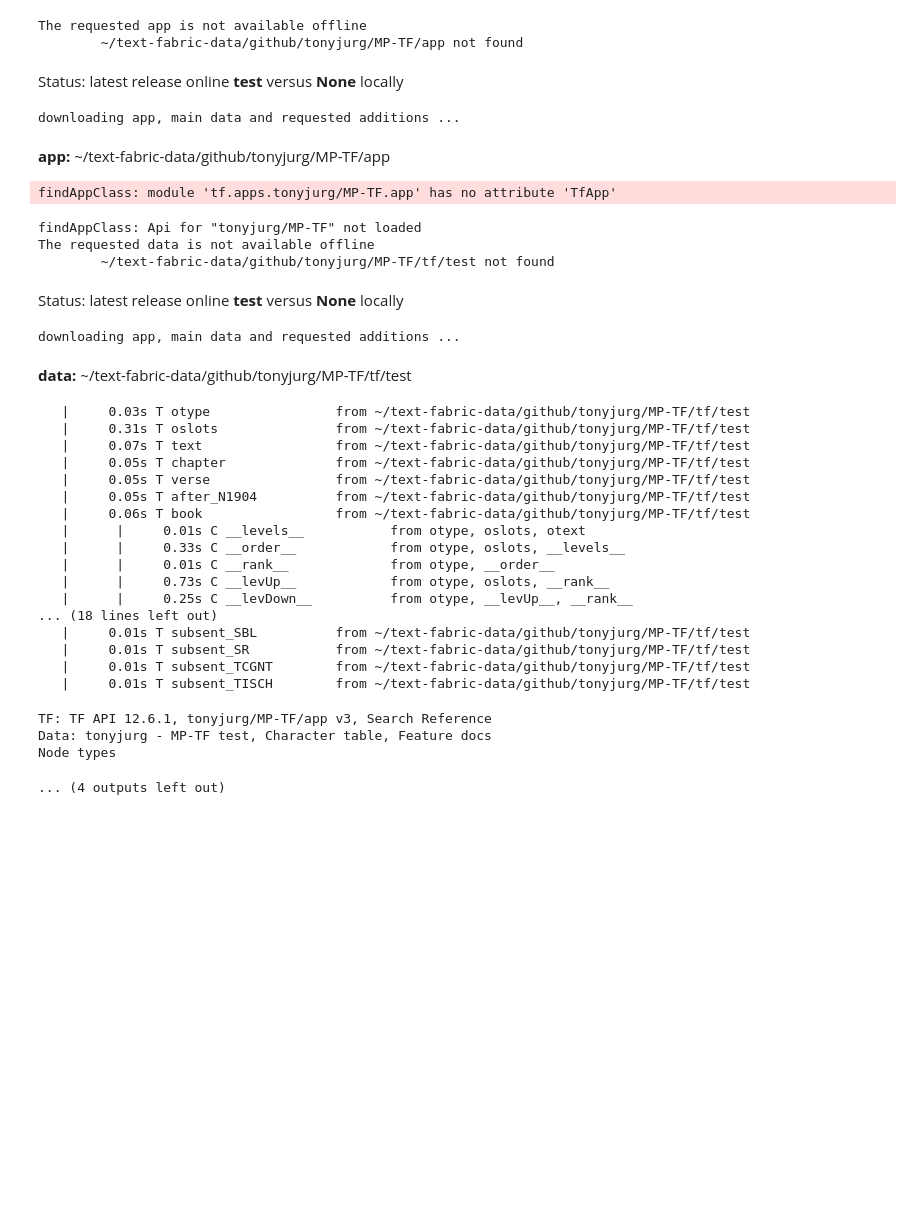
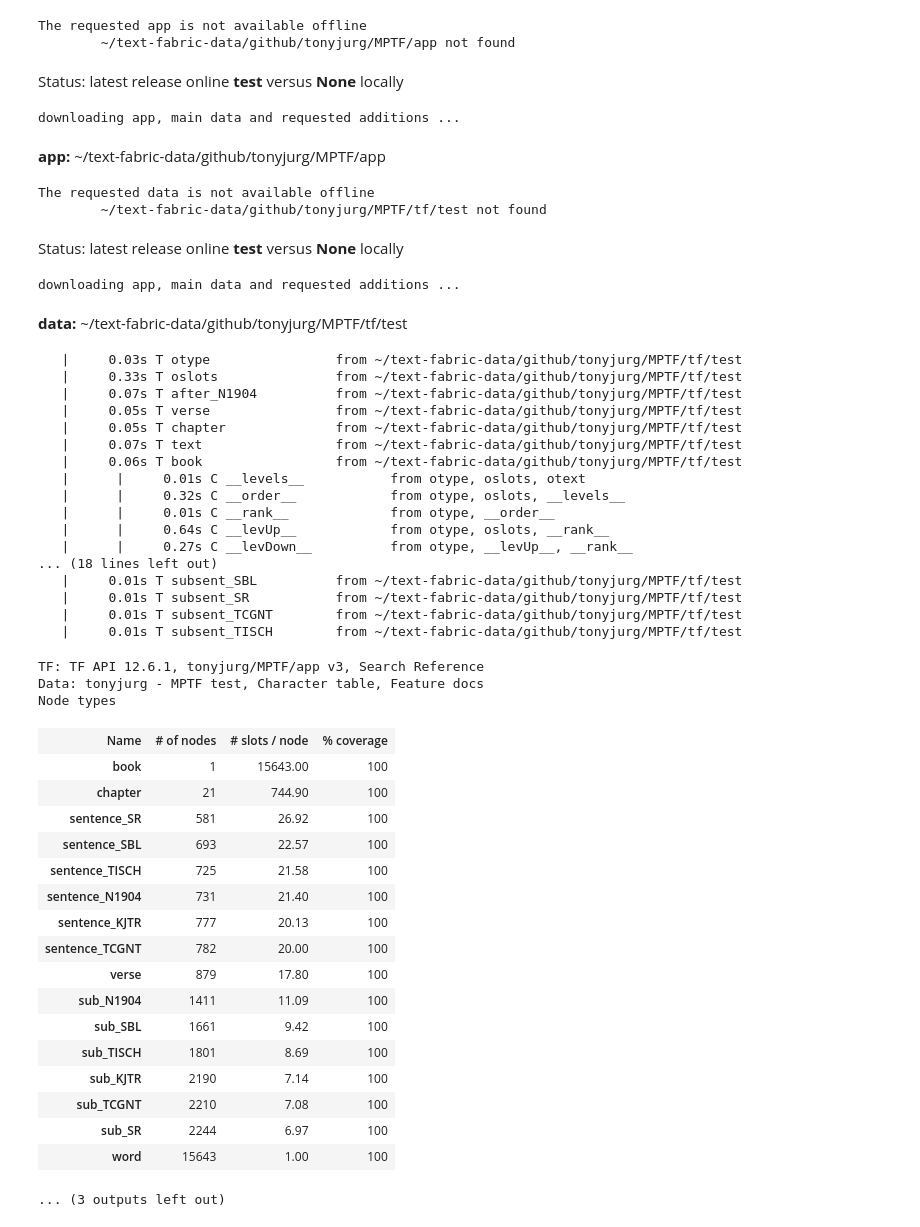
Before and after one commit to tonyjurg/MPTF, a Jupyter notebook: test.ipynb, the cells around one changed output. Drawn from its saved outputs; the diff is of its cells as text; code cells hidden in the pictures; blank space fills up the shorter version.

```diff
--- a/test.ipynb
+++ b/test.ipynb
@@ -3,40 +3,55 @@ from tf.fabric import Fabric
 from tf.app import use
 # %%
 # load the N1904 app and data
-MPTF = use ("tonyjurg/MP-TF", hoist=globals())
+MPTF = use ("tonyjurg/MPTF", hoist=globals())
 # %% [output]
 **Locating corpus resources ...**
 The requested app is not available offline
-        ~/text-fabric-data/github/tonyjurg/MP-TF/app not found
+        ~/text-fabric-data/github/tonyjurg/MPTF/app not found
 Status: latest release online test versus None locally
 downloading app, main data and requested additions ...
-app: ~/text-fabric-data/github/tonyjurg/MP-TF/app
+app: ~/text-fabric-data/github/tonyjurg/MPTF/app
-findAppClass: module 'tf.apps.tonyjurg/MP-TF.app' has no attribute 'TfApp'
+The requested data is not available offline
+        ~/text-fabric-data/github/tonyjurg/MPTF/tf/test not found
+Status: latest release online test versus None locally
-findAppClass: Api for "tonyjurg/MP-TF" not loaded
-The requested data is not available offline
-        ~/text-fabric-data/github/tonyjurg/MP-TF/tf/test not found
+downloading app, main data and requested additions ...
-Status: latest release online test versus None locally
+data: ~/text-fabric-data/github/tonyjurg/MPTF/tf/test
-downloading app, main data and requested additions ...
+   |     0.03s T otype                from ~/text-fabric-data/github/tonyjurg/MPTF/tf/test
+   |     0.33s T oslots               from ~/text-fabric-data/github/tonyjurg/MPTF/tf/test
+   |     0.07s T after_N1904          from ~/text-fabric-data/github/tonyjurg/MPTF/tf/test
+   |     0.05s T verse                from ~/text-fabric-data/github/tonyjurg/MPTF/tf/test
+   |     0.05s T chapter              from ~/text-fabric-data/github/tonyjurg/MPTF/tf/test
+   |     0.07s T text                 from ~/text-fabric-data/github/tonyjurg/MPTF/tf/test
+   |     0.06s T book                 from ~/text-fabric-data/github/tonyjurg/MPTF/tf/test
+   |      |     0.01s C __levels__           from otype, oslots, otext
+   |      |     0.32s C __order__            from otype, oslots, __levels__
+   |      |     0.01s C __rank__             from otype, __order__
+   |      |     0.64s C __levUp__            from otype, oslots, __rank__
+   |      |     0.27s C __levDown__          from otype, __levUp__, __rank__
+... (18 lines left out)
+   |     0.01s T subsent_SBL          from ~/text-fabric-data/github/tonyjurg/MPTF/tf/test
+   |     0.01s T subsent_SR           from ~/text-fabric-data/github/tonyjurg/MPTF/tf/test
+   |     0.01s T subsent_TCGNT        from ~/text-fabric-data/github/tonyjurg/MPTF/tf/test
+   |     0.01s T subsent_TISCH        from ~/text-fabric-data/github/tonyjurg/MPTF/tf/test
-data: ~/text-fabric-data/github/tonyjurg/MP-TF/tf/test
-   |     0.03s T otype                from ~/text-fabric-data/github/tonyjurg/MP-TF/tf/test
-   |     0.31s T oslots               from ~/text-fabric-data/github/tonyjurg/MP-TF/tf/test
-   |     0.07s T text                 from ~/text-fabric-data/github/tonyjurg/MP-TF/tf/test
-   |     0.05s T chapter              from ~/text-fabric-data/github/tonyjurg/MP-TF/tf/test
-   |     0.05s T verse                from ~/text-fabric-data/github/tonyjurg/MP-TF/tf/test
-   |     0.05s T after_N1904          from ~/text-fabric-data/github/tonyjurg/MP-TF/tf/test
-   |     0.06s T book                 from ~/text-fabric-data/github/tonyjurg/MP-TF/tf/test
-   |      |     0.01s C __levels__           from otype, oslots, otext
-   |      |     0.33s C __order__            from otype, oslots, __levels__
-   |      |     0.01s C __rank__             from otype, __order__
-   |      |     0.73s C __levUp__            from otype, oslots, __rank__
-   |      |     0.25s C __levDown__          from otype, __levUp__, __rank__
-... (18 lines left out)
-   |     0.01s T subsent_SBL          from ~/text-fabric-data/github/tonyjurg/MP-TF/tf/test
-   |     0.01s T subsent_SR           from ~/text-fabric-data/github/tonyjurg/MP-TF/tf/test
-   |     0.01s T subsent_TCGNT        from ~/text-fabric-data/github/tonyjurg/MP-TF/tf/test
-   |     0.01s T subsent_TISCH        from ~/text-fabric-data/github/tonyjurg/MP-TF/tf/test
+TF: TF API 12.6.1, tonyjurg/MPTF/app v3, Search Reference
+Data: tonyjurg - MPTF test, Character table, Feature docs
+Node types
+| Name | # of nodes | # slots / node | % coverage |
+| book | 1 | 15643.00 | 100 |
+| chapter | 21 | 744.90 | 100 |
+| sentence_SR | 581 | 26.92 | 100 |
+| sentence_SBL | 693 | 22.57 | 100 |
+| sentence_TISCH | 725 | 21.58 | 100 |
+| sentence_N1904 | 731 | 21.40 | 100 |
+| sentence_KJTR | 777 | 20.13 | 100 |
+| sentence_TCGNT | 782 | 20.00 | 100 |
+| verse | 879 | 17.80 | 100 |
+| sub_N1904 | 1411 | 11.09 | 100 |
+| sub_SBL | 1661 | 9.42 | 100 |
+| sub_TISCH | 1801 | 8.69 | 100 |
+| sub_KJTR | 2190 | 7.14 | 100 |
+| sub_TCGNT | 2210 | 7.08 | 100 |
+| sub_SR | 2244 | 6.97 | 100 |
+| word | 15643 | 1.00 | 100 |
-TF: TF API 12.6.1, tonyjurg/MP-TF/app v3, Search Reference
-Data: tonyjurg - MP-TF test, Character table, Feature docs
-Node types
+... (3 outputs left out)
-... (4 outputs left out)
 # %%
```
Also changed, not shown: parts of 3 cells of this notebook, 1 other file.
